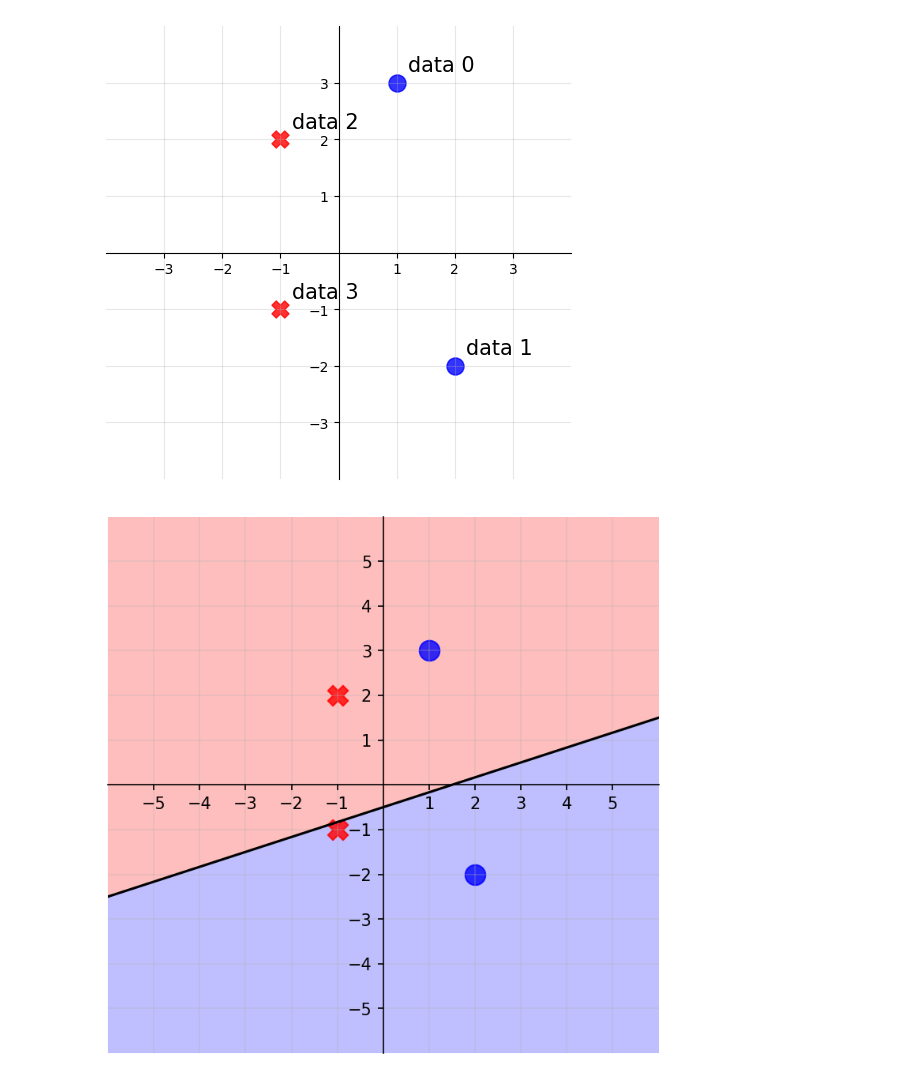
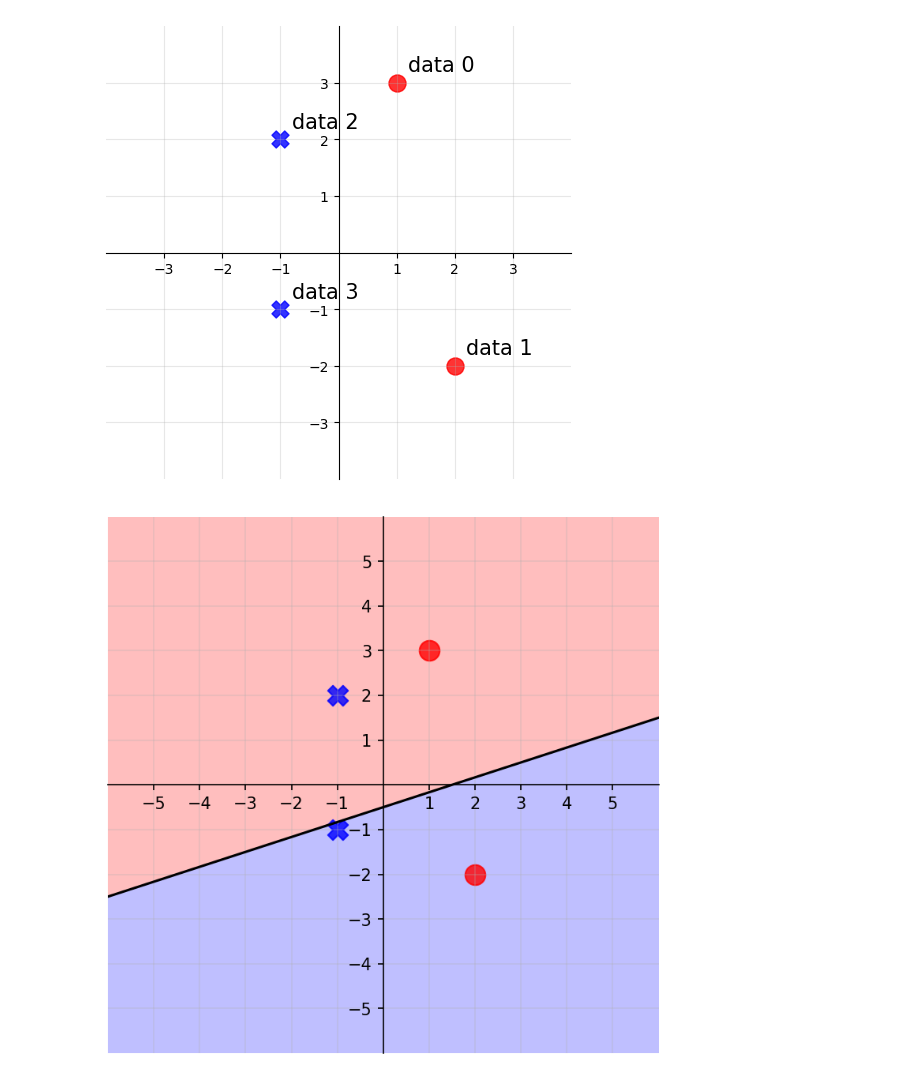
Before and after one commit to panghanwu/matplotlib_demo, a Jupyter notebook: my_template/004_linear_separability.ipynb, the cells around one changed output. Saved outputs shown, nothing was run; the diff lists cells and outputs as text; code cells hidden in the pictures.

```diff
--- a/my_template/004_linear_separability.ipynb
+++ b/my_template/004_linear_separability.ipynb
@@ -2,16 +2,6 @@
 from matplotlib import pyplot as plt
 import numpy as np
 # %%
-"""
-Pseudo data
-"""
-
-# data
-data = [(1, 3), (2, -2), (-1, 2), (-1, -1)]
-gt = [1, 1, -1, -1]
-
-
-
 def plot_data(data, gt, w=None, dpi=100, show_id=True, view=4):
     # set figure
     plt.figure(figsize=(6,6), dpi=dpi)
@@ -29,37 +19,41 @@ def plot_data(data, gt, w=None, dpi=100, show_id=True, view=4):
     ticks = [i for i in range(-view+1, 0)] + [i for i in range(1,view)]
     ax.set_xticks(ticks)
     ax.set_yticks(ticks)
     # add id
     if show_id:
         for i, d in enumerate(data):
             plt.text(d[0]+.2, d[1]+.2, 'data {}'.format(i), fontsize=15)
 
     if w is not None:
         # plot contour
         x = np.linspace(-view, view, 6)
         y = np.linspace(-view, view, 6)
         x, y = np.meshgrid(x, y)
         z = w[0] + w[1]*x + w[2]*y
         plt.contourf(x, y, z, 0, alpha=.5, cmap='bwr')
         # plot line
         x = np.linspace(-1.5*view, 1.5*view, 6)
         y = -(w[0] + w[1]*x)/w[2]
         plt.plot(x, y, c='k')
 
     # satter fonts
-    color = {1:'blue', -1:'red'}
+    color = {1:'red', -1:'blue'}
     mark = {1:'o', -1:'X'}
     # plot scatters
     for s, f in zip(data, gt):
         plt.scatter(s[0], s[1], s=150, c=color[f], marker=mark[f], alpha=.8)
     plt.show()
 
 
+# pseudo data
+data = [(1, 3), (2, -2), (-1, 2), (-1, -1)]
+gt = [1, 1, -1, -1]
+
 plot_data(data, gt)
 # %% [output]
-[figure, old version]
+[figure, new version]
 # %%
 w = (1.5, -1, 3)
 plot_data(data, gt, w, dpi=150, show_id=False, view=6)
 # %% [output]
-[figure, old version]
+[figure, new version]
```
